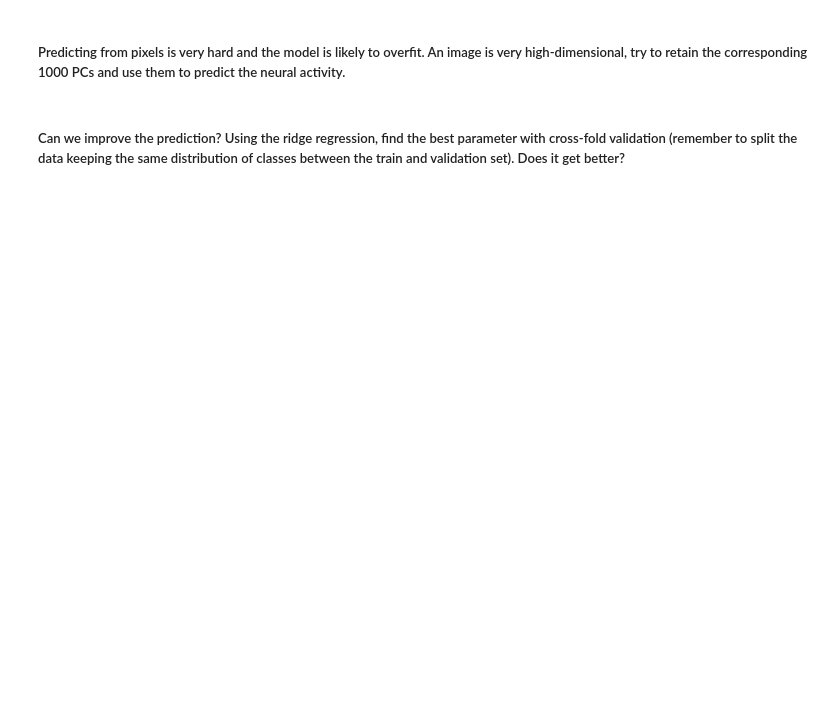
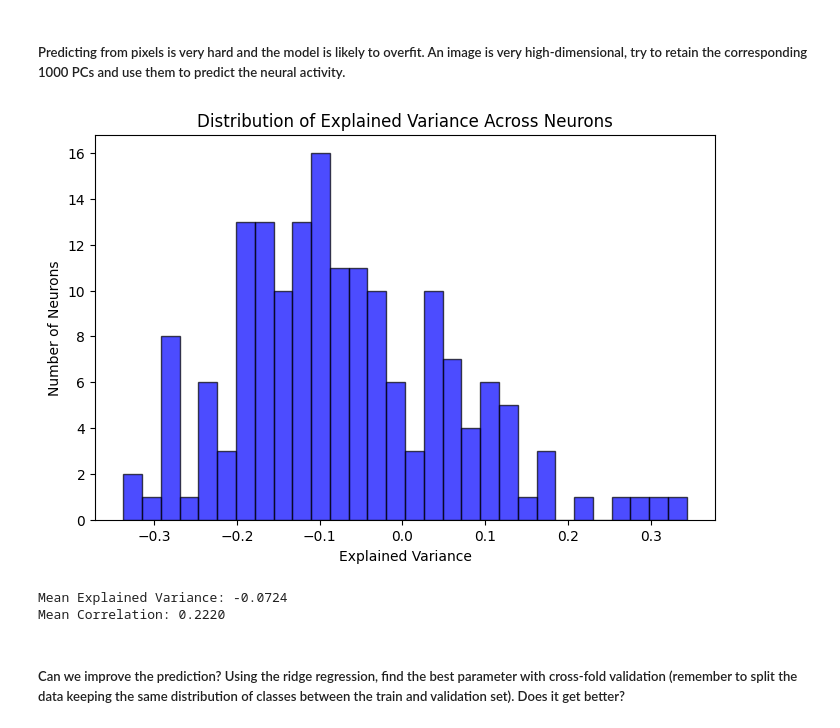
Before and after one commit to nieldab7/NX-414-Project, a Jupyter notebook: week6.ipynb, the cells around one changed output. Drawn from its saved outputs; the diff is of its cells as text; code cells hidden in the pictures; blank space fills up the shorter version.

```diff
--- a/week6.ipynb
+++ b/week6.ipynb
@@ -125,2 +165,50 @@ ValueError: could not convert string to float: 'face6'
+# %%
+#### Here your code
+from sklearn.decomposition import PCA
+
+X_train = stimulus_train.reshape(2592, -1)
+X_val = stimulus_val.reshape(288, -1)
+
+scaler_X = StandardScaler()
+X_train = scaler_X.fit_transform(X_train)
+X_val = scaler_X.transform(X_val)
+
+# Apply PCA to retain 1000 principal components
+n_components = 1000
+pca = PCA(n_components=n_components)
+X_train_pca = pca.fit_transform(X_train)
+X_val_pca = pca.transform(X_val)
+
+# Train Ridge regression
+y_train = spikes_train
+y_val = spikes_val
+
+ridge = Ridge(alpha=1.0)
+ridge.fit(X_train_pca, y_train)
+
+# Predict on test set
+y_pred = ridge.predict(X_val_pca)
+
+# Compute explained variance for each neuron
+explained_variance = explained_variance_score(y_val, y_pred, multioutput='raw_values')
+
+# Compute correlation per neuron
+correlations = np.array([scipy.stats.pearsonr(y_val[:, i], y_pred[:, i])[0] for i in range(y_val.shape[1])])
+
+# Plot the distribution of explained variance
+plt.figure(figsize=(8, 5))
+plt.hist(explained_variance, bins=30, alpha=0.7, color='b', edgecolor='black')
+plt.xlabel("Explained Variance")
+plt.ylabel("Number of Neurons")
+plt.title("Distribution of Explained Variance Across Neurons")
+plt.show()
+
+# Print summary statistics
+print(f"Mean Explained Variance: {np.mean(explained_variance):.4f}")
+print(f"Mean Correlation: {np.mean(correlations):.4f}")
+# %% [output]
+[figure, added]
+Mean Explained Variance: -0.0724
+Mean Correlation: 0.2220
 # %% [markdown]
 ##### Can we improve the prediction? Using the ridge regression, find the best parameter with cross-fold validation (remember to split the data keeping the same distribution of classes between the train and validation set). Does it get better?
```
Also changed, not shown: parts of 7 cells of this notebook.
